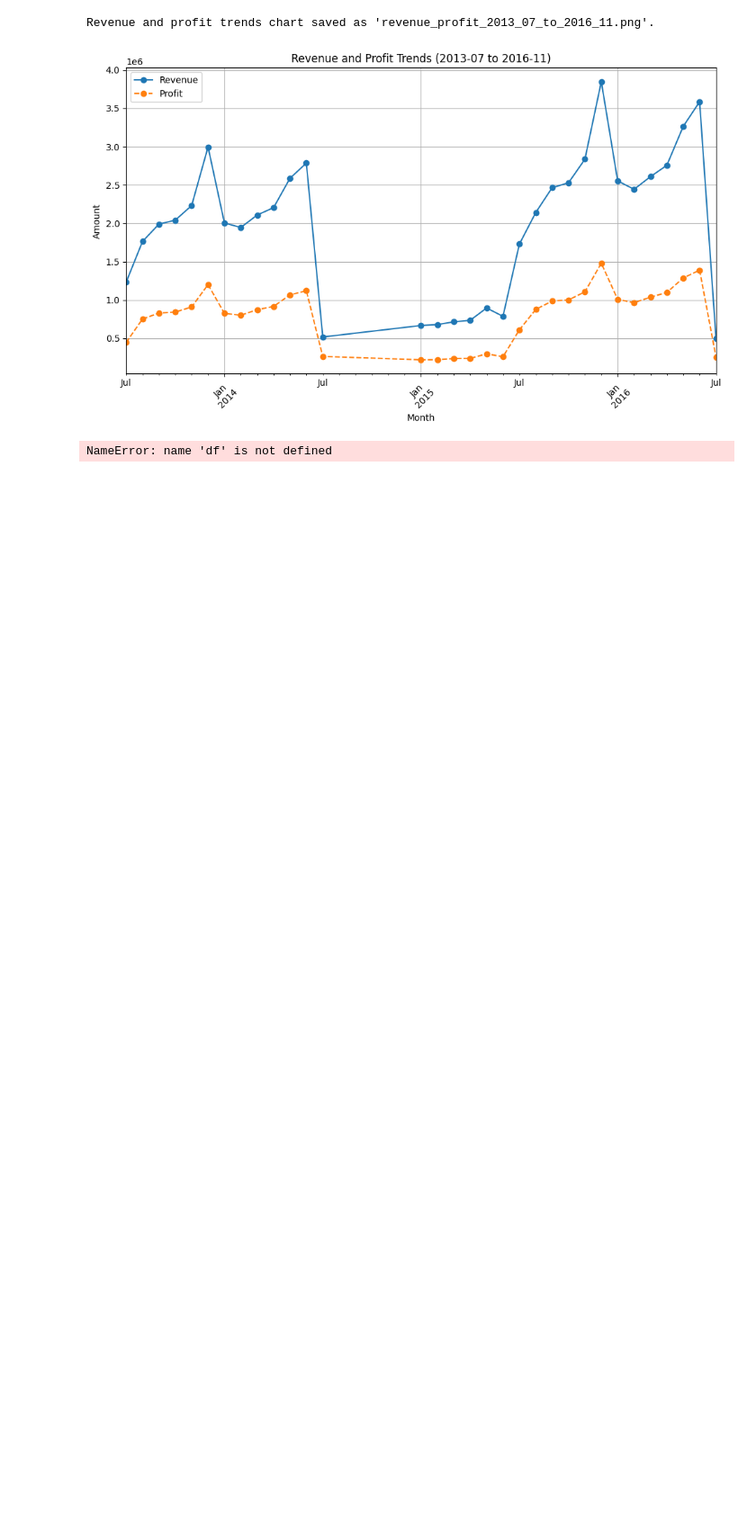
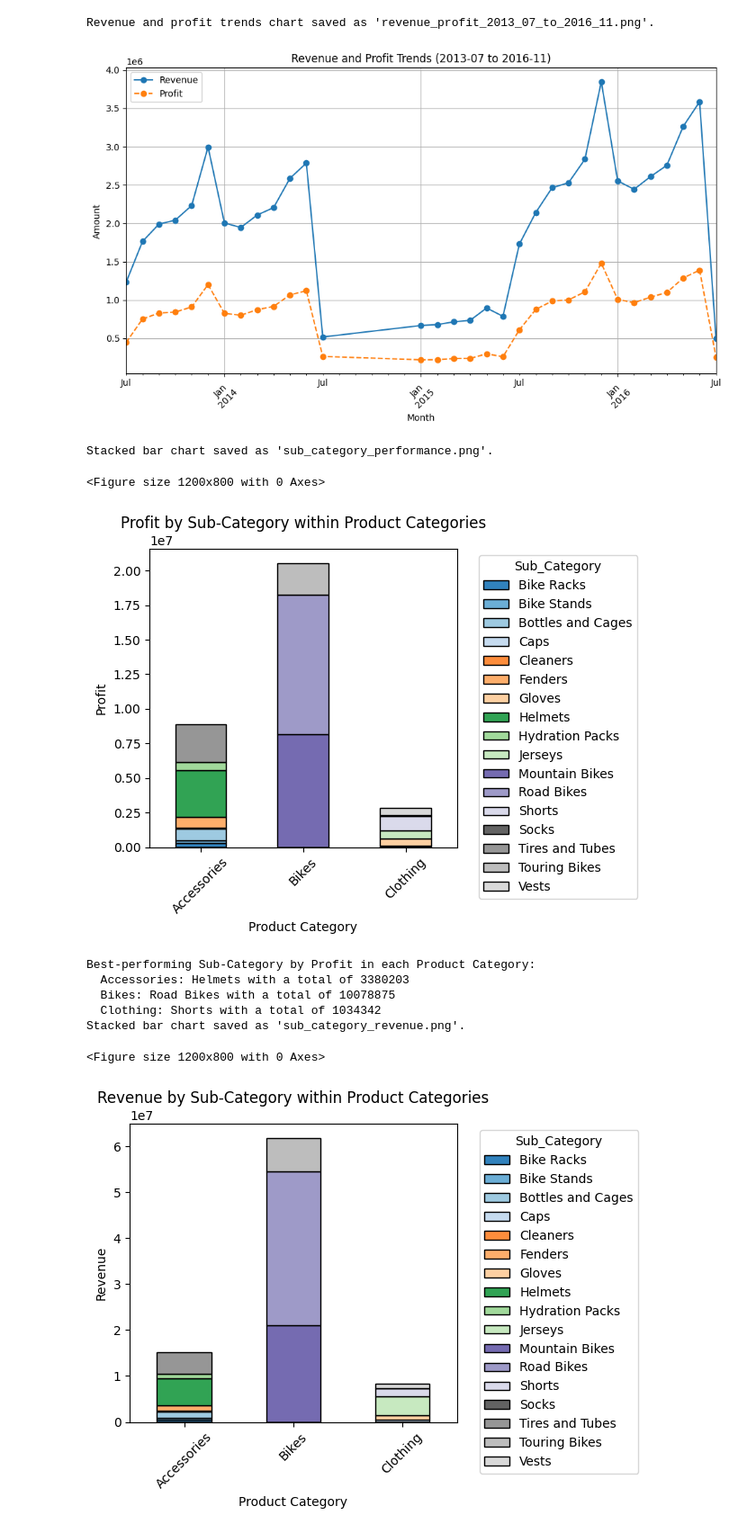
Before and after one commit to Harisudhan23/Data_science_project, a Jupyter notebook: Task.ipynb, the cells around one changed output. Shown at 90% size. Drawn from its saved outputs; the diff is of its cells as text; code cells hidden in the pictures; blank space fills up the shorter version.

```diff
--- a/Task.ipynb
+++ b/Task.ipynb
@@ -245,40 +245,51 @@ visualizer.revenue_profit(start_month, start_year, end_month, end_year, output_f
 Revenue and profit trends chart saved as 'revenue_profit_2013_07_to_2016_11.png'.
 [figure]
 # %%
-class DataAnalyzer:
-    def analyze_sub_category_performance(self, metric="Profit", output_file="sub_category_performance.png"):
+import pandas as pd
+import matplotlib.pyplot as plt
 
+df = pd.read_excel("C:/Users/Harihara Sudhan N/Downloads/sales_data.xlsx")
+
+class DataVisualizer:
+    def __init__(self, dataframe):
+        df = dataframe
+
+    def sub_category_performance(self, metric="Profit", output_file="sub_category_performance.png"):
         if 'Product_Category' not in df.columns or 'Sub_Category' not in df.columns or metric not in df.columns:
             print(f"Columns 'Product_Category', 'Sub_Category', or '{metric}' not found in the dataset.")
             return
 
-        # Group by Product_Category and Sub_Category and calculate totals
         grouped_data = df.groupby(['Product_Category', 'Sub_Category'])[metric].sum().unstack()
 
-        # Plot the stacked bar chart
         plt.figure(figsize=(12, 8))
-        grouped_data.plot(kind='bar', stacked=True, figsize=(12, 8), colormap='tab20c', edgecolor='black')
+        grouped_data.plot(kind='bar', stacked=True, colormap='tab20c', edgecolor='black')
         plt.title(f"{metric} by Sub-Category within Product Categories")
         plt.xlabel("Product Category")
         plt.ylabel(metric)
         plt.xticks(rotation=45)
         plt.legend(title="Sub_Category", bbox_to_anchor=(1.05, 1), loc='upper left')
         plt.tight_layout()
         plt.savefig(output_file)
         print(f"Stacked bar chart saved as '{output_file}'.")
         plt.show()
 
-        # Identify the best-performing sub-category within each product category
         best_performance = df.groupby(['Product_Category', 'Sub_Category'])[metric].sum().groupby(level=0).idxmax()
         print(f"Best-performing Sub-Category by {metric} in each Product Category:")
         for category, sub_category in best_performance.items():
             total = df.groupby(['Product_Category', 'Sub_Category'])[metric].sum()[sub_category]
             print(f"  {category}: {sub_category[1]} with a total of {total}")
 
-
-
-analyzer = DataAnalyzer()
-analyzer.analyze_sub_category_performance(metric="Profit")
-analyzer.analyze_sub_category_performance(metric="Revenue", output_file="sub_category_revenue.png")
+visualizer = DataVisualizer(df)
+visualizer.sub_category_performance(metric="Profit")
+visualizer.sub_category_performance(metric="Revenue", output_file="sub_category_revenue.png")
 # %% [output]
-NameError: name 'df' is not defined
+Stacked bar chart saved as 'sub_category_performance.png'.
+<Figure size 1200x800 with 0 Axes>
+[figure, added]
+Best-performing Sub-Category by Profit in each Product Category:
+  Accessories: Helmets with a total of 3380203
+  Bikes: Road Bikes with a total of 10078875
+  Clothing: Shorts with a total of 1034342
+Stacked bar chart saved as 'sub_category_revenue.png'.
+<Figure size 1200x800 with 0 Axes>
+[figure, added]
```
Also changed, not shown: parts of 1 cell of this notebook, 2 other files.
